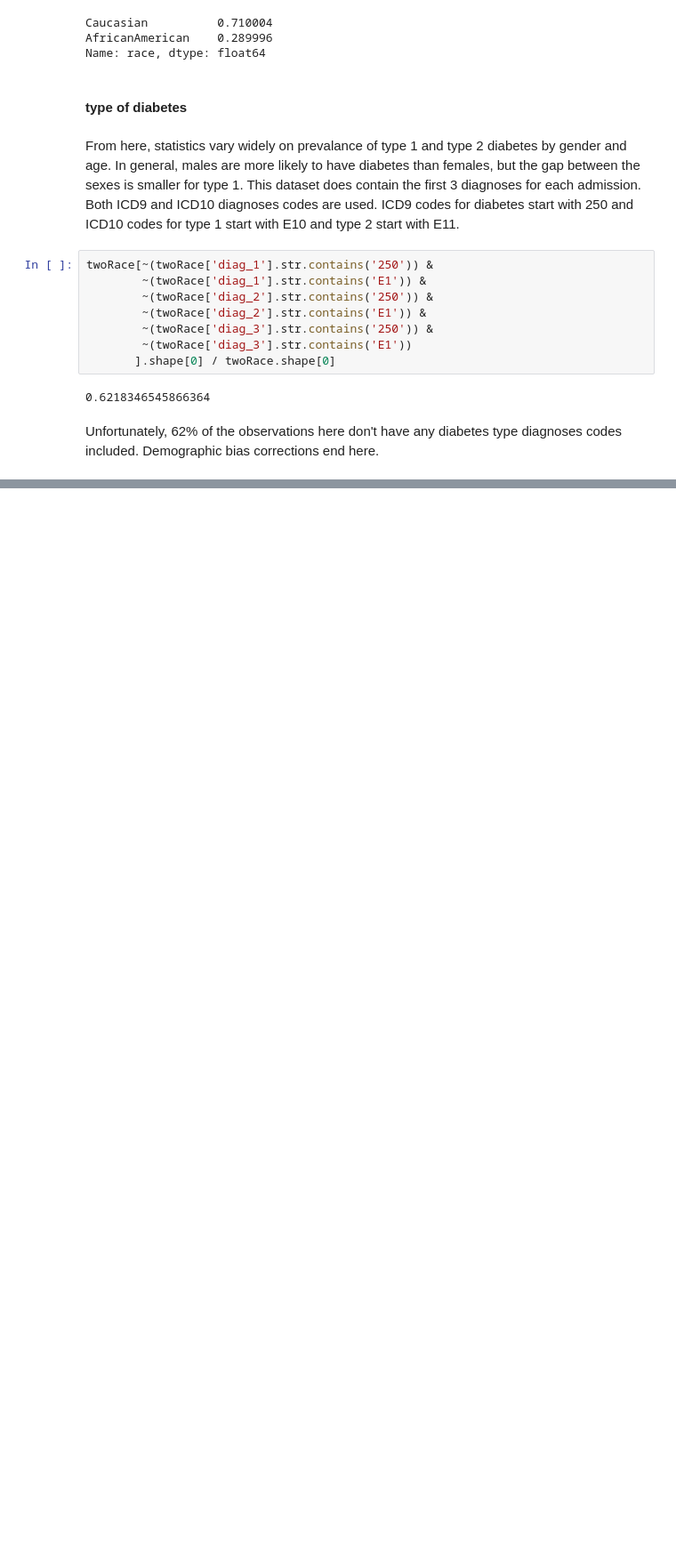
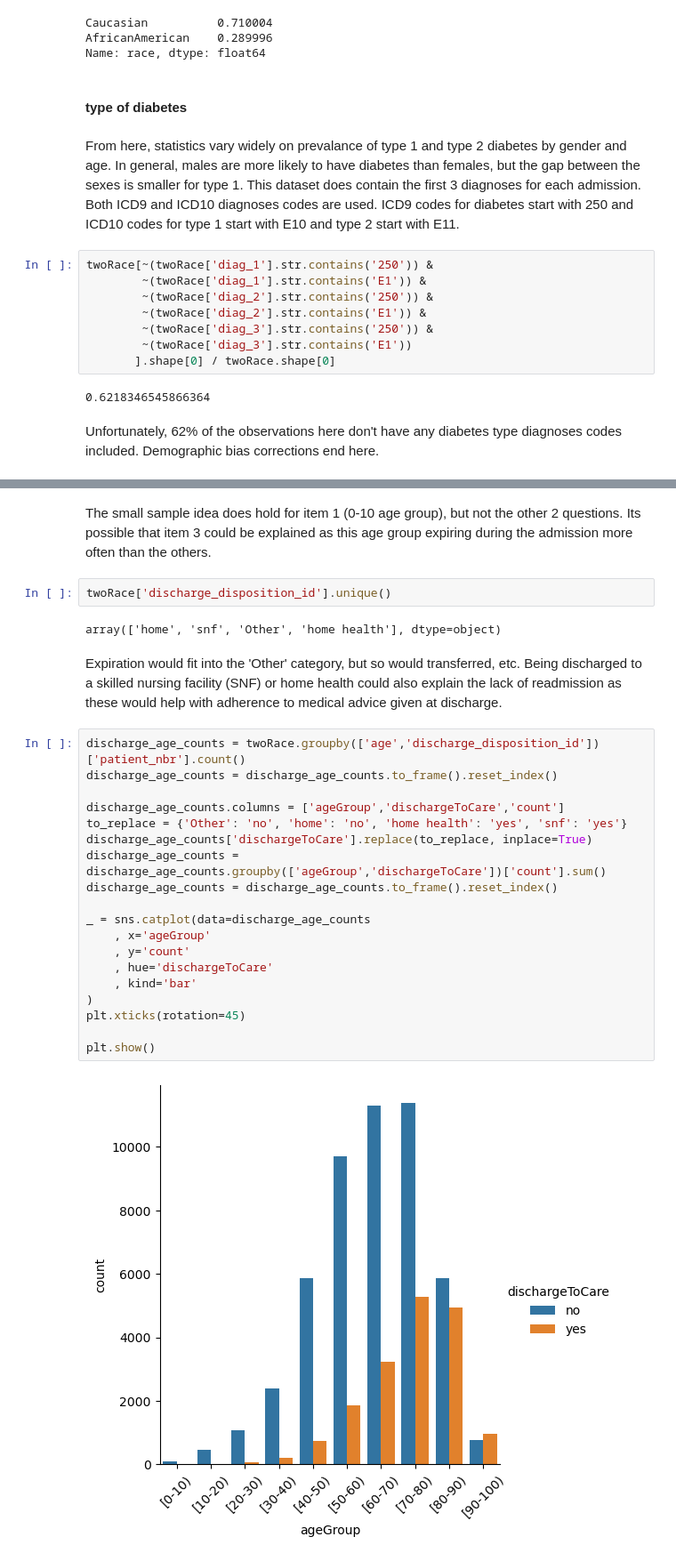
Before and after one commit to ashbyj/PredictingReadmissions, a Jupyter notebook: notebooks/2-ja-eda.ipynb, the cells around one changed output, grey strips where cells are left out. Shown: that part at 89% size. Saved outputs shown, nothing was run; the diff lists cells and outputs as text; blank space fills up the shorter version.

```diff
--- a/notebooks/2-ja-eda.ipynb
+++ b/notebooks/2-ja-eda.ipynb
@@ -107,0 +189,29 @@ Unfortunately, 62% of the observations here don't have any diabetes type diagnos
+# %% [markdown]
+The small sample idea does hold for item 1 (0-10 age group), but not the other 2 questions.  Its possible that item 3 could be explained as this age group expiring during the admission more often than the others.
+# %%
+twoRace['discharge_disposition_id'].unique()
+# %% [output]
+array(['home', 'snf', 'Other', 'home health'], dtype=object)
+# %% [markdown]
+Expiration would fit into the 'Other' category, but so would transferred, etc.  Being discharged to a skilled nursing facility (SNF) or home health could also explain the lack of readmission as these would help with adherence to medical advice given at discharge.
+# %%
+discharge_age_counts = twoRace.groupby(['age','discharge_disposition_id'])['patient_nbr'].count()
+discharge_age_counts = discharge_age_counts.to_frame().reset_index()
+
+discharge_age_counts.columns = ['ageGroup','dischargeToCare','count']
+to_replace = {'Other': 'no', 'home': 'no', 'home health': 'yes', 'snf': 'yes'}
+discharge_age_counts['dischargeToCare'].replace(to_replace, inplace=True)
+discharge_age_counts = discharge_age_counts.groupby(['ageGroup','dischargeToCare'])['count'].sum()
+discharge_age_counts = discharge_age_counts.to_frame().reset_index()
+
+_ = sns.catplot(data=discharge_age_counts
+    , x='ageGroup'
+    , y='count'
+    , hue='dischargeToCare'
+    , kind='bar'
+)
+plt.xticks(rotation=45)
+
+plt.show()
+# %% [output]
+[figure, added]
```
Also changed, not shown: parts of 11 cells of this notebook, 1 other file.
